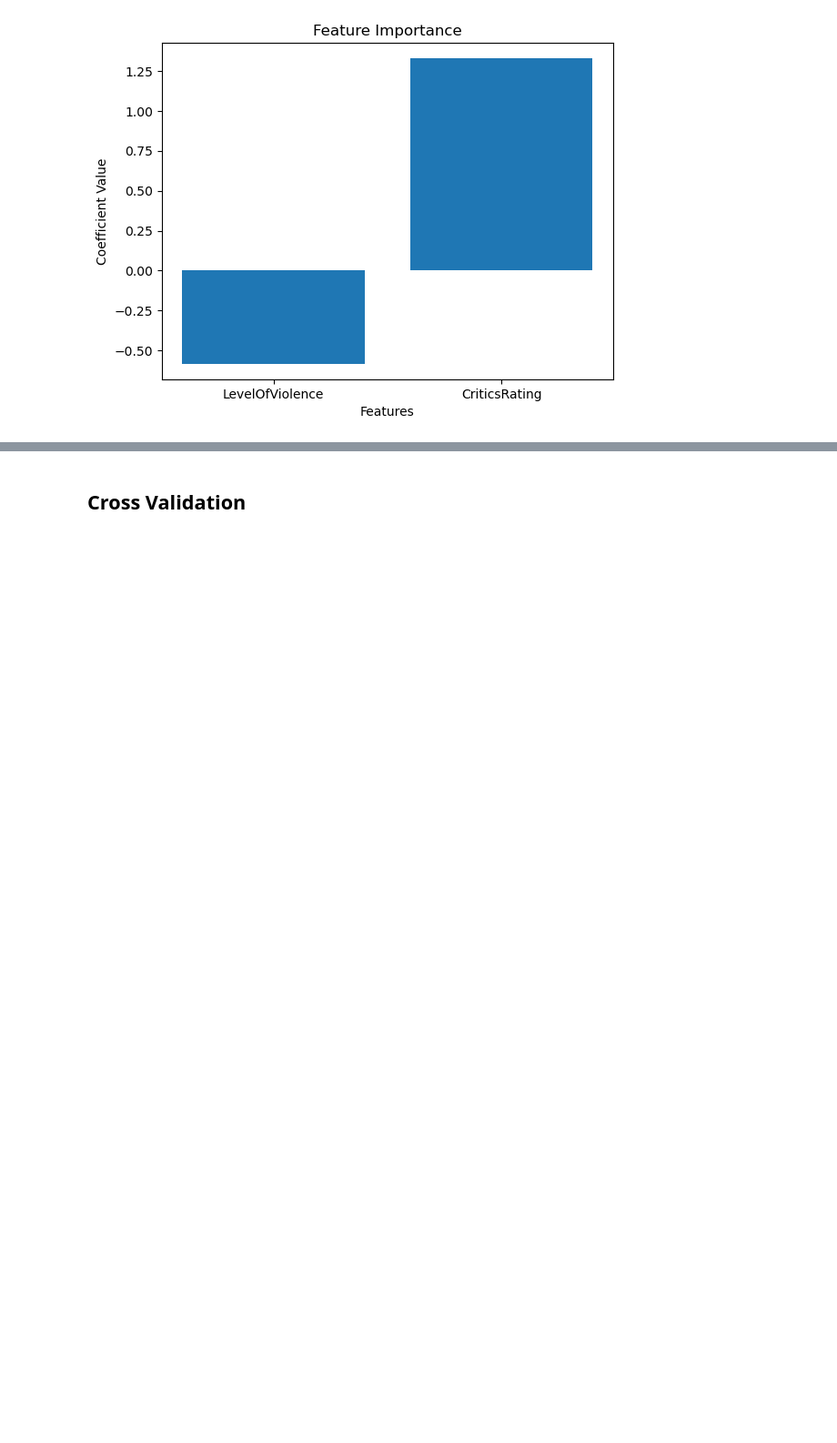
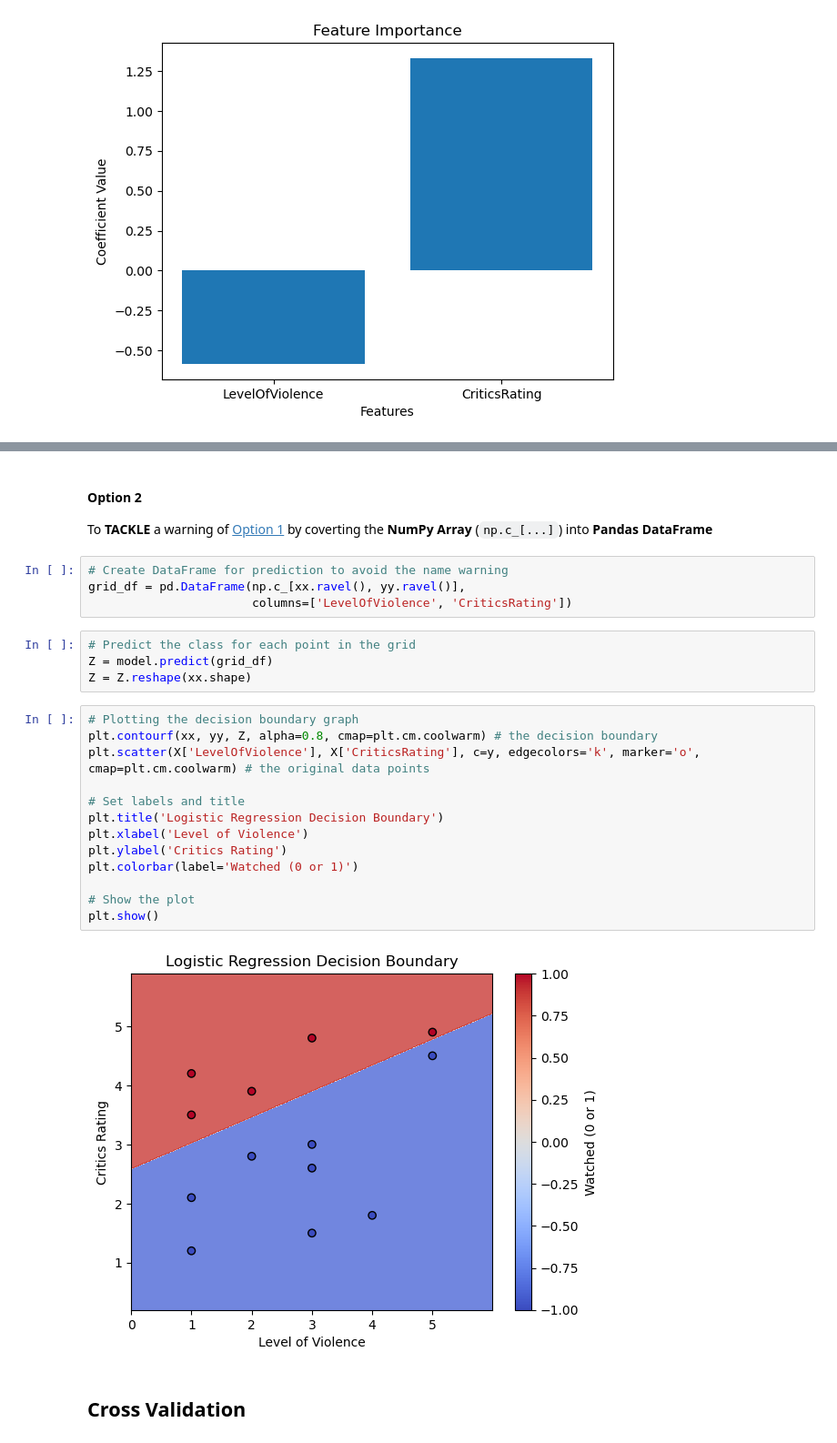
Before and after one commit to thaopham98/DataScience, a Jupyter notebook: python_analysis/logistic_regression_classification.ipynb, the cells around one changed output, grey strips where cells are left out. Shown at 91% size. Cells and saved outputs as stored; diff of their text form; blank space fills up the shorter version.

```diff
--- a/python_analysis/logistic_regression_classification.ipynb
+++ b/python_analysis/logistic_regression_classification.ipynb
@@ -125,6 +147,32 @@ plt.colorbar(label='Watched (-1 or 1)')
 plt.show()
 # %% [output]
 [figure]
+# %% [markdown]
+#### Option 2
+To **TACKLE** a warning of [Option 1](#option-1) by coverting the **NumPy Array** (`np.c_[...]`) into **Pandas DataFrame**
+# %%
+# Create DataFrame for prediction to avoid the name warning
+grid_df = pd.DataFrame(np.c_[xx.ravel(), yy.ravel()],
+                       columns=['LevelOfViolence', 'CriticsRating'])
+# %%
+# Predict the class for each point in the grid
+Z = model.predict(grid_df)
+Z = Z.reshape(xx.shape)
+# %%
+# Plotting the decision boundary graph
+plt.contourf(xx, yy, Z, alpha=0.8, cmap=plt.cm.coolwarm) # the decision boundary
+plt.scatter(X['LevelOfViolence'], X['CriticsRating'], c=y, edgecolors='k', marker='o', cmap=plt.cm.coolwarm) # the original data points
+
+# Set labels and title
+plt.title('Logistic Regression Decision Boundary')
+plt.xlabel('Level of Violence')
+plt.ylabel('Critics Rating')
+plt.colorbar(label='Watched (0 or 1)')
+
+# Show the plot
+plt.show()
+# %% [output]
+[figure, added]
 # %% [markdown]
 ## Cross Validation
 # %%
```
Also changed, not shown: parts of 23 cells of this notebook, 2 other files.
